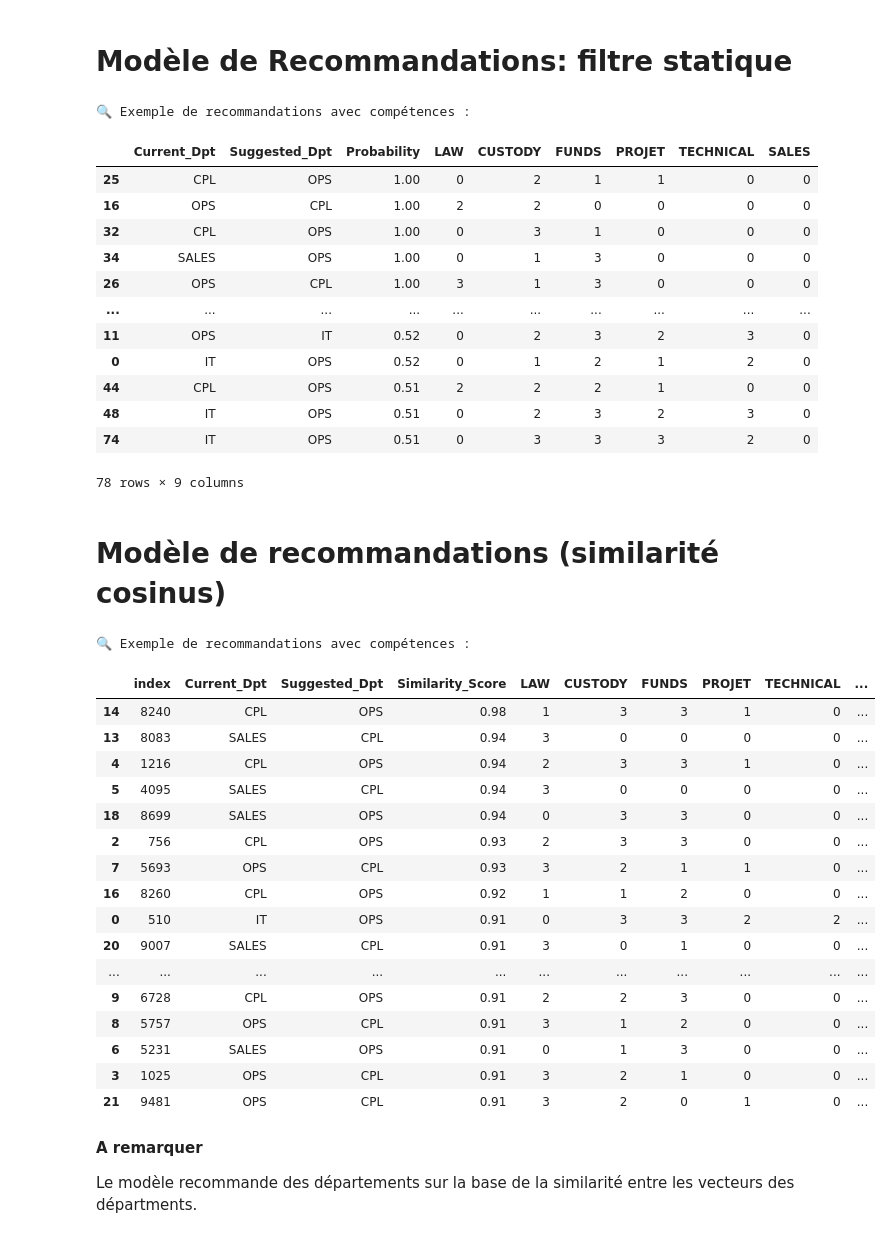
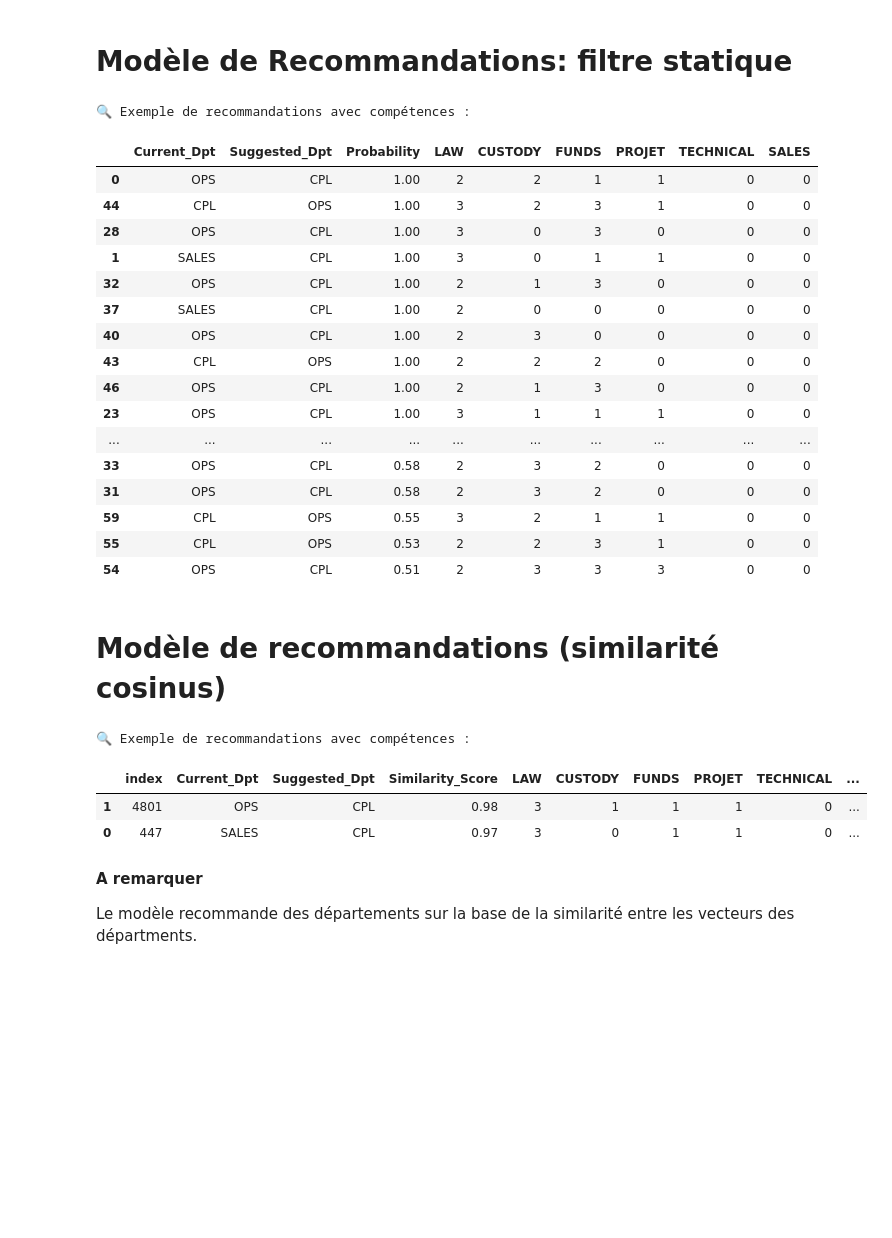
Before and after one commit to levmanuel/HR-Data, a Jupyter notebook: HR.ipynb, the cells around one changed output. Saved outputs shown, nothing was run; the diff lists cells and outputs as text; code cells hidden in the pictures; blank space fills up the shorter version.

```diff
--- a/HR.ipynb
+++ b/HR.ipynb
@@ -235,28 +234,27 @@ for idx, row in df.iterrows():
 
     for dept, prob in zip(model.classes_, probas):
         if dept != current_dept and prob > threshold:
-            # Vérification des compétences requises
+            # Vérification des compétences requises uniquement pour le département cible
+            required_skills = skill_requirements.get(dept, {})
             meets_requirements = all(
-                row[skill] >= skill_requirements[dept].get(skill, 0)
-                for skill in skills)
+                row[skill] >= required_skills.get(skill, 0) for skill in required_skills
+            )
 
             if meets_requirements:
-                # Création d'un dictionnaire avec toutes les infos
                 recommendation = {
                     'Current_Dpt': current_dept,
                     'Suggested_Dpt': dept,
                     'Probability': round(prob, 2),
-                    'LAW': row['LAW'],
-                    'CUSTODY': row['CUSTODY'],
-                    'FUNDS': row['FUNDS'],
-                    'PROJET': row['PROJET'],
-                    'TECHNICAL': row['TECHNICAL'],
-                    'SALES': row['SALES']
                 }
+                # Ajouter les niveaux de compétences actuels
+                recommendation.update({skill: row[skill] for skill in skills})
                 recommendations.append(recommendation)
 
 # Conversion en DataFrame
 rec_df = pd.DataFrame(recommendations).sort_values('Probability', ascending=False)
+
+# Conversion en DataFrame
+rec_df = pd.DataFrame(recommendations).sort_values('Probability', ascending=False)
 # %%
 # Affichage avec les compétences
 print("🔍 Exemple de recommandations avec compétences :")
@@ -264,18 +262,22 @@ rec_df
 # %% [output]
 🔍 Exemple de recommandations avec compétences :
 |  | Current_Dpt | Suggested_Dpt | Probability | LAW | CUSTODY | FUNDS | PROJET | TECHNICAL | SALES |
-| 25 | CPL | OPS | 1.00 | 0 | 2 | 1 | 1 | 0 | 0 |
-| 16 | OPS | CPL | 1.00 | 2 | 2 | 0 | 0 | 0 | 0 |
-| 32 | CPL | OPS | 1.00 | 0 | 3 | 1 | 0 | 0 | 0 |
-| 34 | SALES | OPS | 1.00 | 0 | 1 | 3 | 0 | 0 | 0 |
-| 26 | OPS | CPL | 1.00 | 3 | 1 | 3 | 0 | 0 | 0 |
+| 0 | OPS | CPL | 1.00 | 2 | 2 | 1 | 1 | 0 | 0 |
+| 44 | CPL | OPS | 1.00 | 3 | 2 | 3 | 1 | 0 | 0 |
+| 28 | OPS | CPL | 1.00 | 3 | 0 | 3 | 0 | 0 | 0 |
+| 1 | SALES | CPL | 1.00 | 3 | 0 | 1 | 1 | 0 | 0 |
+| 32 | OPS | CPL | 1.00 | 2 | 1 | 3 | 0 | 0 | 0 |
+| 37 | SALES | CPL | 1.00 | 2 | 0 | 0 | 0 | 0 | 0 |
+| 40 | OPS | CPL | 1.00 | 2 | 3 | 0 | 0 | 0 | 0 |
+| 43 | CPL | OPS | 1.00 | 2 | 2 | 2 | 0 | 0 | 0 |
+| 46 | OPS | CPL | 1.00 | 2 | 1 | 3 | 0 | 0 | 0 |
+| 23 | OPS | CPL | 1.00 | 3 | 1 | 1 | 1 | 0 | 0 |
 | ... | ... | ... | ... | ... | ... | ... | ... | ... | ... |
-| 11 | OPS | IT | 0.52 | 0 | 2 | 3 | 2 | 3 | 0 |
-| 0 | IT | OPS | 0.52 | 0 | 1 | 2 | 1 | 2 | 0 |
-| 44 | CPL | OPS | 0.51 | 2 | 2 | 2 | 1 | 0 | 0 |
-| 48 | IT | OPS | 0.51 | 0 | 2 | 3 | 2 | 3 | 0 |
-| 74 | IT | OPS | 0.51 | 0 | 3 | 3 | 3 | 2 | 0 |
+| 33 | OPS | CPL | 0.58 | 2 | 3 | 2 | 0 | 0 | 0 |
+| 31 | OPS | CPL | 0.58 | 2 | 3 | 2 | 0 | 0 | 0 |
+| 59 | CPL | OPS | 0.55 | 3 | 2 | 1 | 1 | 0 | 0 |
+| 55 | CPL | OPS | 0.53 | 2 | 2 | 3 | 1 | 0 | 0 |
+| 54 | OPS | CPL | 0.51 | 2 | 3 | 3 | 3 | 0 | 0 |
-78 rows × 9 columns
 # %% [markdown]
 # Modèle de recommandations (similarité cosinus)
 # %%
@@ -294,50 +296,36 @@ similarity_matrix = cosine_similarity(employee_skills, dept_skills)
 # Convertir en DataFrame en conservant l'index original de df
 similarity_df = pd.DataFrame(
     similarity_matrix,
     columns=dept_profiles['Dpt'],
     index=df.index)
 
 recommendations = []
-threshold = 0.9  # Seuil de similarité minimal
+threshold = 0.95  # Seuil de similarité minimal
 
 for idx in df.index:
     row = similarity_df.loc[idx]
     current_dept = df.loc[idx, 'Dpt']
     sorted_depts = row.sort_values(ascending=False).index
 
     for dept in sorted_depts:
         if dept != current_dept and row[dept] > threshold:
             recommendations.append({
                 'index': idx,
                 'Current_Dpt': current_dept,
                 'Suggested_Dpt': dept,
                 'Similarity_Score': round(row[dept], 2),
                 **df.loc[idx, skills].to_dict()
             })
             break  # On garde seulement la meilleure recommandation
 
 rec_df_cos = pd.DataFrame(recommendations).sort_values('Similarity_Score', ascending=False)
 print("🔍 Exemple de recommandations avec compétences :")
 rec_df_cos
 # %% [output]
 🔍 Exemple de recommandations avec compétences :
 |  | index | Current_Dpt | Suggested_Dpt | Similarity_Score | LAW | CUSTODY | FUNDS | PROJET | TECHNICAL | ... |
-| 14 | 8240 | CPL | OPS | 0.98 | 1 | 3 | 3 | 1 | 0 | ... |
-| 13 | 8083 | SALES | CPL | 0.94 | 3 | 0 | 0 | 0 | 0 | ... |
-| 4 | 1216 | CPL | OPS | 0.94 | 2 | 3 | 3 | 1 | 0 | ... |
-| 5 | 4095 | SALES | CPL | 0.94 | 3 | 0 | 0 | 0 | 0 | ... |
-| 18 | 8699 | SALES | OPS | 0.94 | 0 | 3 | 3 | 0 | 0 | ... |
-| 2 | 756 | CPL | OPS | 0.93 | 2 | 3 | 3 | 0 | 0 | ... |
-| 7 | 5693 | OPS | CPL | 0.93 | 3 | 2 | 1 | 1 | 0 | ... |
-| 16 | 8260 | CPL | OPS | 0.92 | 1 | 1 | 2 | 0 | 0 | ... |
-| 0 | 510 | IT | OPS | 0.91 | 0 | 3 | 3 | 2 | 2 | ... |
-| 20 | 9007 | SALES | CPL | 0.91 | 3 | 0 | 1 | 0 | 0 | ... |
-| ... | ... | ... | ... | ... | ... | ... | ... | ... | ... | ... |
-| 9 | 6728 | CPL | OPS | 0.91 | 2 | 2 | 3 | 0 | 0 | ... |
-| 8 | 5757 | OPS | CPL | 0.91 | 3 | 1 | 2 | 0 | 0 | ... |
-| 6 | 5231 | SALES | OPS | 0.91 | 0 | 1 | 3 | 0 | 0 | ... |
-| 3 | 1025 | OPS | CPL | 0.91 | 3 | 2 | 1 | 0 | 0 | ... |
-| 21 | 9481 | OPS | CPL | 0.91 | 3 | 2 | 0 | 1 | 0 | ... |
+| 1 | 4801 | OPS | CPL | 0.98 | 3 | 1 | 1 | 1 | 0 | ... |
+| 0 | 447 | SALES | CPL | 0.97 | 3 | 0 | 1 | 1 | 0 | ... |
 # %% [markdown]
 **A remarquer**
 
```
Also changed, not shown: parts of 7 cells of this notebook.
